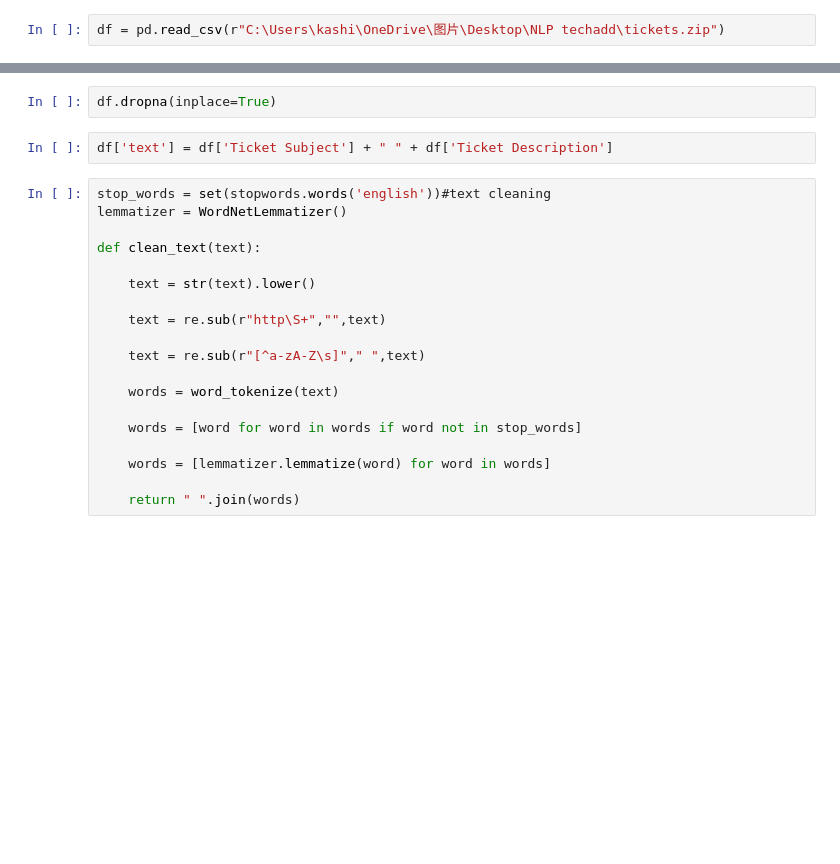
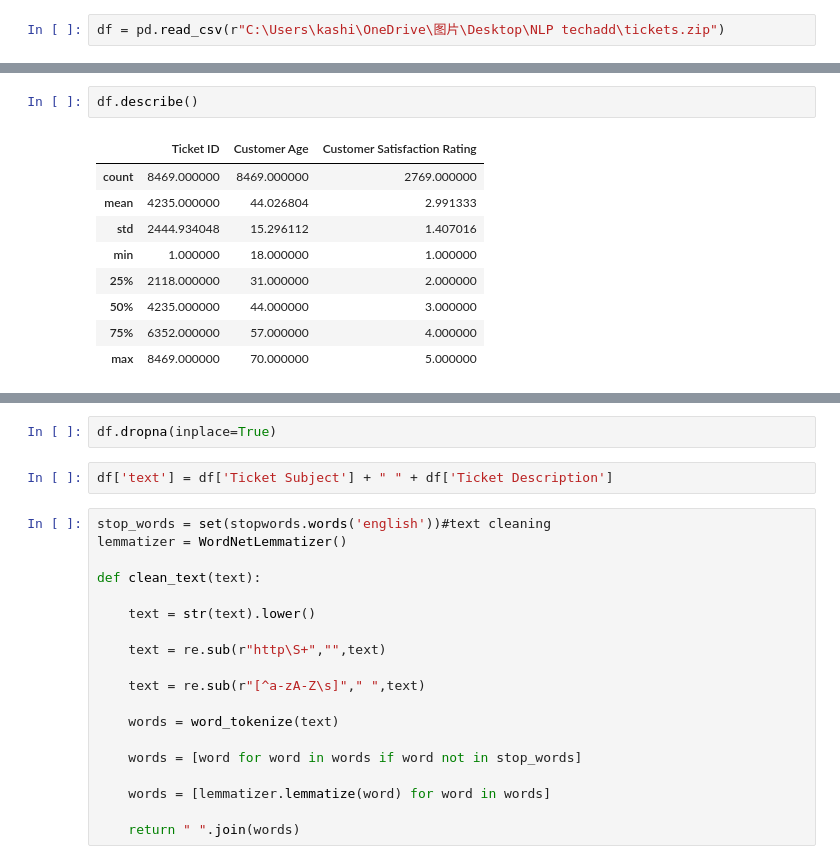
Before and after one commit to CompileNetwork33/NLP, a Jupyter notebook: ticket2.ipynb, the cells around one changed output, grey strips where cells are left out. Cells and saved outputs as stored; diff of their text form; blank space fills up the shorter version.

```diff
--- a/ticket2.ipynb
+++ b/ticket2.ipynb
@@ -28,0 +78,12 @@ Baic eda
+# %%
+df.describe()
+# %% [output]
+|  | Ticket ID | Customer Age | Customer Satisfaction Rating |
+| count | 8469.000000 | 8469.000000 | 2769.000000 |
+| mean | 4235.000000 | 44.026804 | 2.991333 |
+| std | 2444.934048 | 15.296112 | 1.407016 |
+| min | 1.000000 | 18.000000 | 1.000000 |
+| 25% | 2118.000000 | 31.000000 | 2.000000 |
+| 50% | 4235.000000 | 44.000000 | 3.000000 |
+| 75% | 6352.000000 | 57.000000 | 4.000000 |
+| max | 8469.000000 | 70.000000 | 5.000000 |
```
Also changed, not shown: parts of 33 cells of this notebook.
